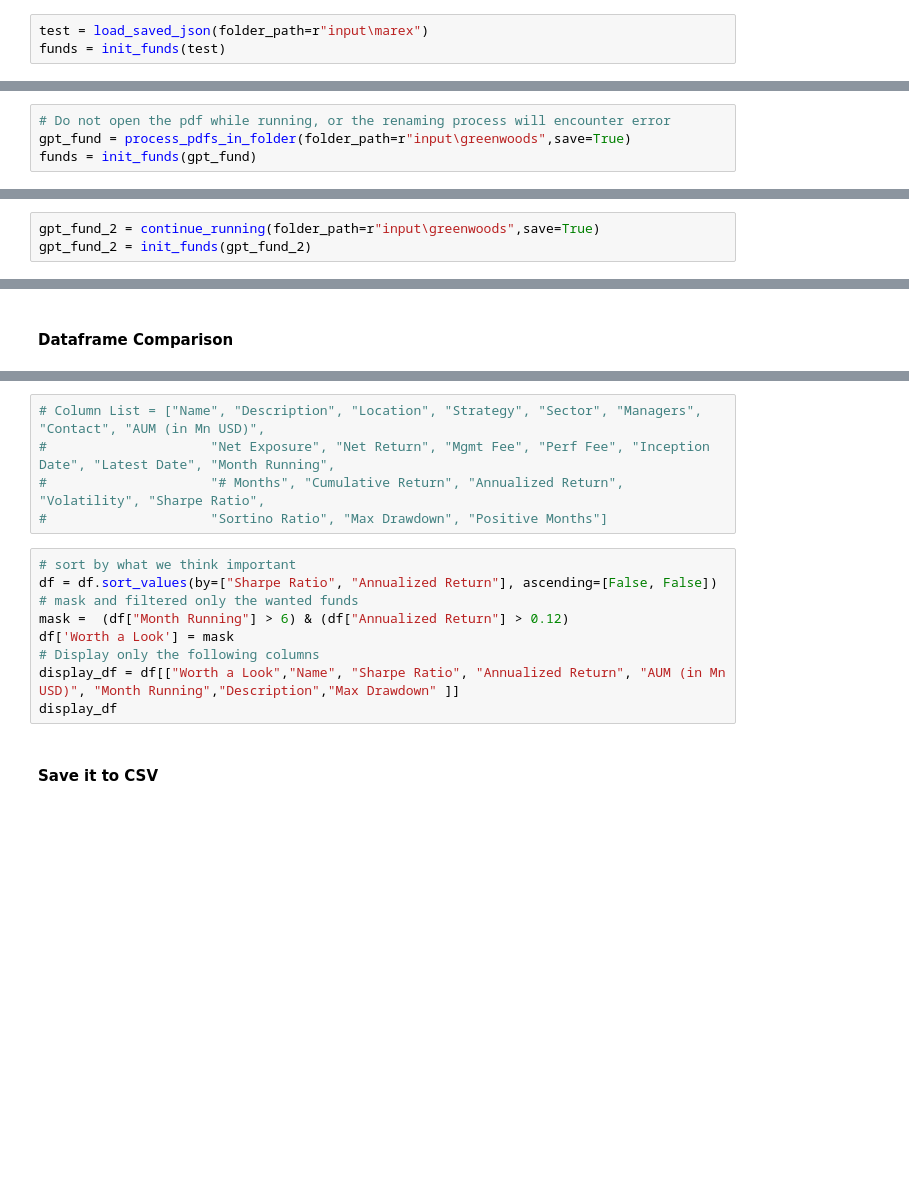
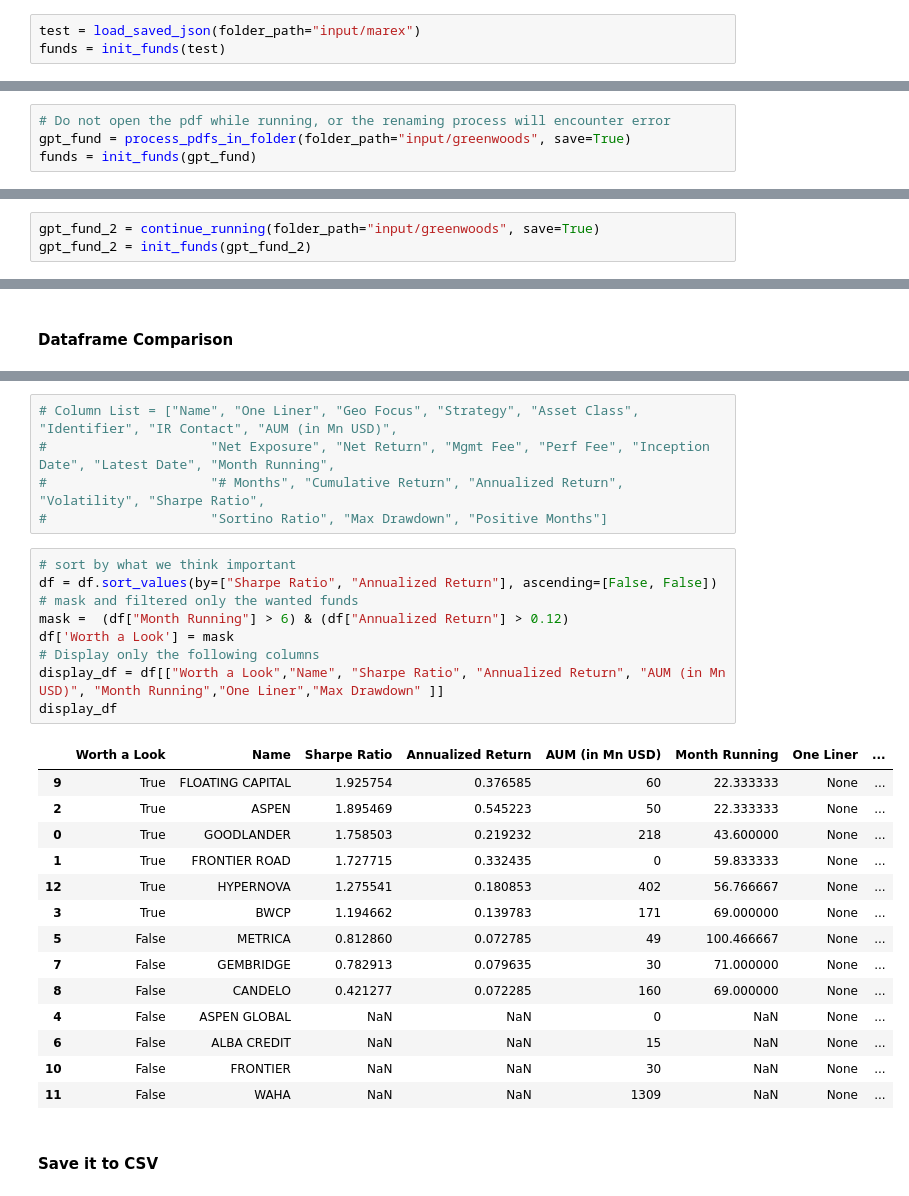
Before and after one commit to python-Marsh/fofproject, a Jupyter notebook: fund_workstation.ipynb, the cells around one changed output, grey strips where cells are left out. Cells and saved outputs as stored; diff of their text form; blank space fills up the shorter version.

```diff
--- a/fund_workstation.ipynb
+++ b/fund_workstation.ipynb
@@ -23,6 +24,6 @@ True
 # %% [markdown]
 #### Load Data via .json
 # %%
-test = load_saved_json(folder_path=r"input\marex")
+test = load_saved_json(folder_path="input/marex")
 funds = init_funds(test)
 # %%
@@ -44,6 +45,6 @@ funds = merge_funds( manual_csv, funds)
 ##### Parse Everything
 # %%
 # Do not open the pdf while running, or the renaming process will encounter error
-gpt_fund = process_pdfs_in_folder(folder_path=r"input\greenwoods",save=True)
+gpt_fund = process_pdfs_in_folder(folder_path="input/greenwoods", save=True)
 funds = init_funds(gpt_fund)
 # %% [output]
@@ -55,5 +69,5 @@ Processing: input\greenwoods\金色中国基金2025年12月月报 .pdf
 # %% [markdown]
 ##### Continue Running Unparsed
 # %%
-gpt_fund_2 = continue_running(folder_path=r"input\greenwoods",save=True)
+gpt_fund_2 = continue_running(folder_path="input/greenwoods", save=True)
 gpt_fund_2 = init_funds(gpt_fund_2)
@@ -117,17 +123,32 @@ print(df)
 # %%
-# Column List = ["Name", "Description", "Location", "Strategy", "Sector", "Managers", "Contact", "AUM (in Mn USD)",
+# Column List = ["Name", "One Liner", "Geo Focus", "Strategy", "Asset Class", "Identifier", "IR Contact", "AUM (in Mn USD)",
 #                     "Net Exposure", "Net Return", "Mgmt Fee", "Perf Fee", "Inception Date", "Latest Date", "Month Running",
 #                     "# Months", "Cumulative Return", "Annualized Return", "Volatility", "Sharpe Ratio",
 #                     "Sortino Ratio", "Max Drawdown", "Positive Months"]
 # %%
 # sort by what we think important
 df = df.sort_values(by=["Sharpe Ratio", "Annualized Return"], ascending=[False, False])
 # mask and filtered only the wanted funds
 mask =  (df["Month Running"] > 6) & (df["Annualized Return"] > 0.12)
 df['Worth a Look'] = mask
 # Display only the following columns
-display_df = df[["Worth a Look","Name", "Sharpe Ratio", "Annualized Return", "AUM (in Mn USD)", "Month Running","Description","Max Drawdown" ]]
+display_df = df[["Worth a Look","Name", "Sharpe Ratio", "Annualized Return", "AUM (in Mn USD)", "Month Running","One Liner","Max Drawdown" ]]
 display_df
+# %% [output]
+|  | Worth a Look | Name | Sharpe Ratio | Annualized Return | AUM (in Mn USD) | Month Running | One Liner | ... |
+| 9 | True | FLOATING CAPITAL | 1.925754 | 0.376585 | 60 | 22.333333 | None | ... |
+| 2 | True | ASPEN | 1.895469 | 0.545223 | 50 | 22.333333 | None | ... |
+| 0 | True | GOODLANDER | 1.758503 | 0.219232 | 218 | 43.600000 | None | ... |
+| 1 | True | FRONTIER ROAD | 1.727715 | 0.332435 | 0 | 59.833333 | None | ... |
+| 12 | True | HYPERNOVA | 1.275541 | 0.180853 | 402 | 56.766667 | None | ... |
+| 3 | True | BWCP | 1.194662 | 0.139783 | 171 | 69.000000 | None | ... |
+| 5 | False | METRICA | 0.812860 | 0.072785 | 49 | 100.466667 | None | ... |
+| 7 | False | GEMBRIDGE | 0.782913 | 0.079635 | 30 | 71.000000 | None | ... |
+| 8 | False | CANDELO | 0.421277 | 0.072285 | 160 | 69.000000 | None | ... |
+| 4 | False | ASPEN GLOBAL | NaN | NaN | 0 | NaN | None | ... |
+| 6 | False | ALBA CREDIT | NaN | NaN | 15 | NaN | None | ... |
+| 10 | False | FRONTIER | NaN | NaN | 30 | NaN | None | ... |
+| 11 | False | WAHA | NaN | NaN | 1309 | NaN | None | ... |
 # %% [markdown]
 #### Save it to CSV
 # %%
```
Also changed, not shown: parts of 7 cells of this notebook, 30 other files.
